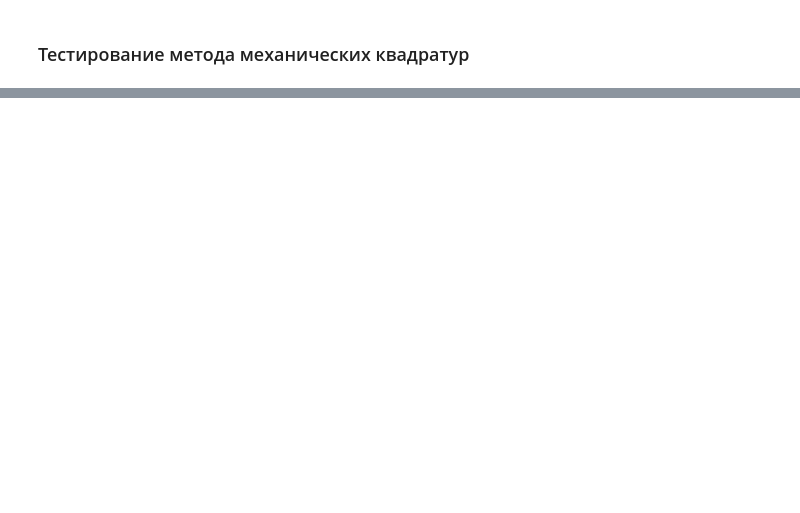
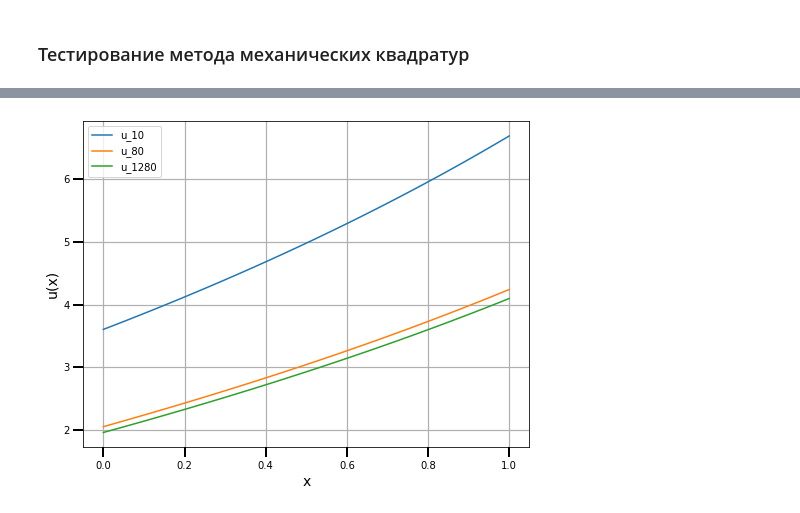
Before and after one commit to Feodoros/ComputationalMethods, a Jupyter notebook: scripts/SndPart/HW4.ipynb, the cells around one changed output, grey strips where cells are left out. Cells and saved outputs as stored; diff of their text form; code cells hidden in the pictures; blank space fills up the shorter version.

Commit message:
Show res for method mechanical quadrature

```diff
--- a/scripts/SndPart/HW4.ipynb
+++ b/scripts/SndPart/HW4.ipynb
@@ -190,0 +230,24 @@ def test_degenerate():
+# %%
+x = [i/100 for i in range(0, 101)]
+u_10 = [mechanical_quadrature(10, value) for value in x]
+u_80 = [mechanical_quadrature(80, value) for value in x]
+u_1280 = [mechanical_quadrature(1280, value) for value in x]
+
+fig, ax = plt.subplots(figsize=(8, 6))
+ax.set_xlabel("x", fontsize=14)
+ax.set_ylabel("u(x)", fontsize=14)
+ax.grid(which="major", linewidth=1.2)
+ax.grid(which="minor", linestyle="--", color="gray", linewidth=0.5)
+ax.plot(x, u_10, label="u_10")
+ax.plot(x, u_80, label="u_80")
+ax.plot(x, u_1280, label="u_1280")
+ax.legend()
+
+ax.xaxis.set_minor_locator(plt.AutoLocator())
+ax.yaxis.set_minor_locator(plt.AutoLocator())
+
+ax.tick_params(which='major', length=10, width=2)
+ax.tick_params(which='minor', length=5, width=1)
+plt.show()
+# %% [output]
+[figure, added]
```
Also changed, not shown: parts of 4 cells of this notebook.
